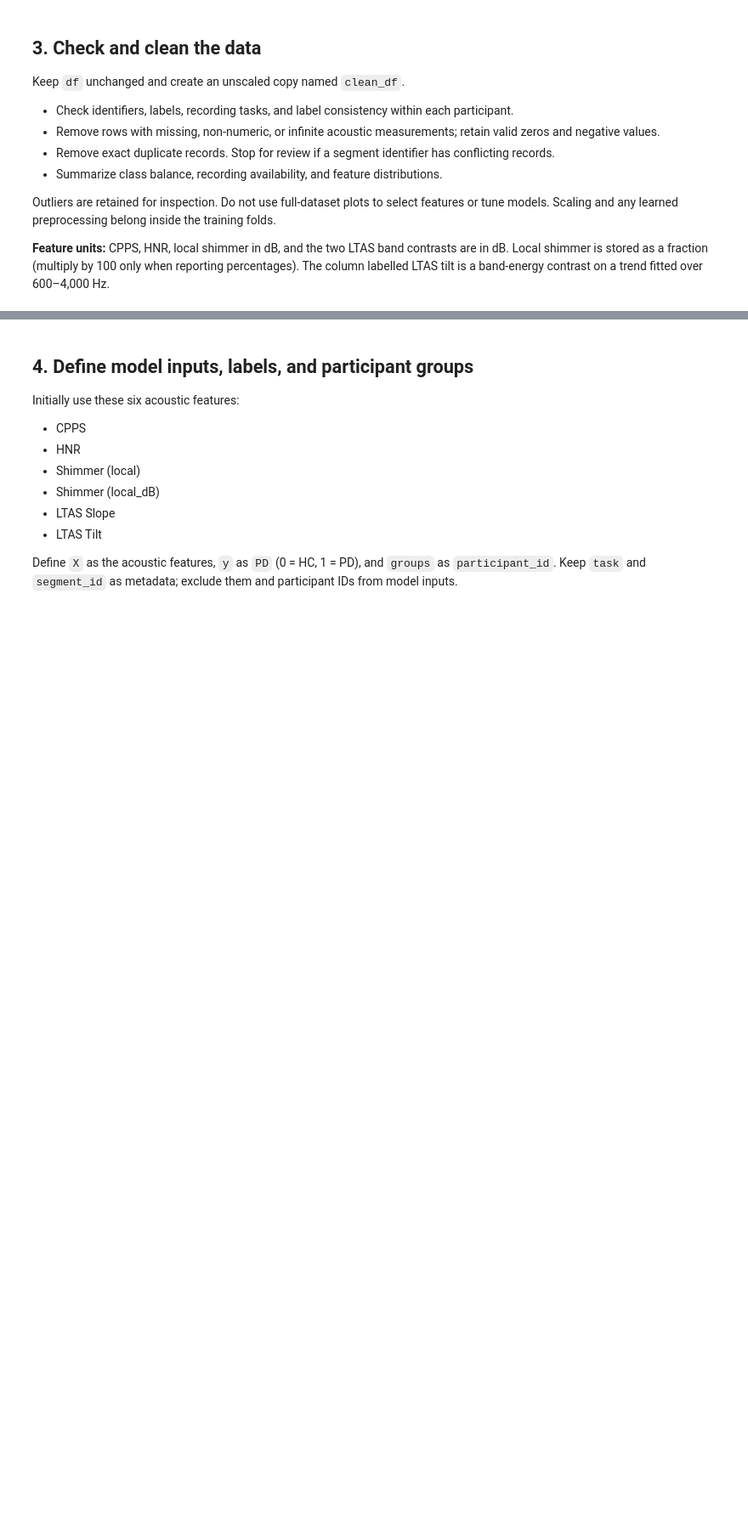
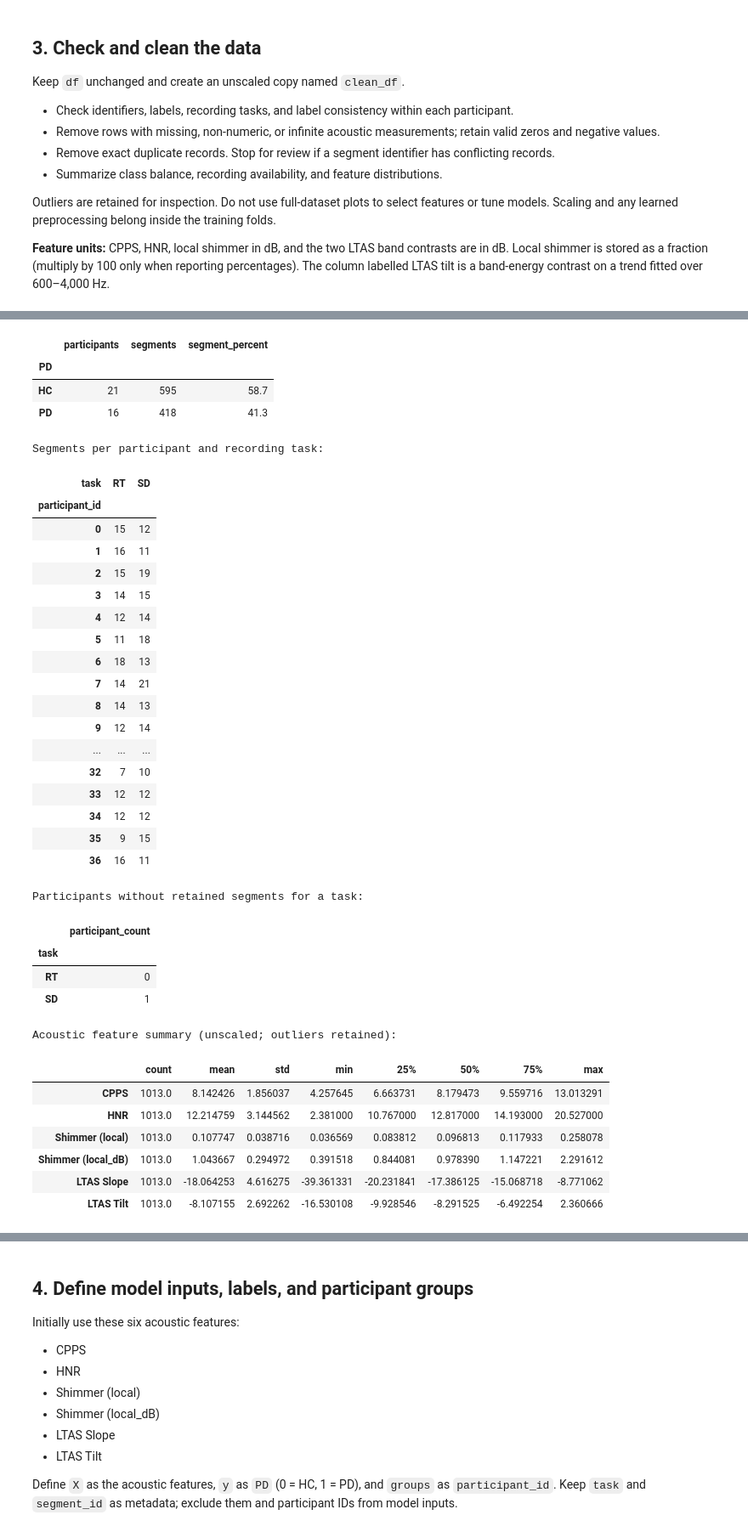
Before and after one commit to NehanMunir/pd-speech-detection, a Jupyter notebook: model/PD_model.ipynb, the cells around one changed output, grey strips where cells are left out. Shown at 85% size. Cells and saved outputs as stored; diff of their text form; code cells hidden in the pictures; blank space fills up the shorter version.

```diff
--- a/model/PD_model.ipynb
+++ b/model/PD_model.ipynb
@@ -152,24 +185,61 @@ clean_df = preprocess(df)
 # %%
 # Summarizing class balance at segment and participant levels.
 class_names = {0: "HC", 1: "PD"}
 participants = clean_df[[GROUP_COLUMN, TARGET_COLUMN]].drop_duplicates()
 class_summary = pd.DataFrame({
     "participants": participants[TARGET_COLUMN].value_counts(),
     "segments": clean_df[TARGET_COLUMN].value_counts(),
 }).sort_index().rename(index=class_names)
-class_summary["segment_percent"] = (100 * class_summary["segments"] / len(clean_df)).round(1)
+class_summary.loc[:, "segment_percent"] = (100 * class_summary["segments"] / len(clean_df)).round(1)
 display(class_summary)
 
 # A missing task is not a missing feature value; keep the participant's available data.
 print("Segments per participant and recording task:")
 recording_counts = pd.crosstab(clean_df[GROUP_COLUMN], clean_df["task"])
 recording_counts = recording_counts.reindex(columns=["RT", "SD"], fill_value=0)
 display(recording_counts)
 print("Participants without retained segments for a task:")
 display(recording_counts.eq(0).sum().rename("participant_count").to_frame())
 
 print("Acoustic feature summary (unscaled; outliers retained):")
 display(clean_df[FEATURE_COLUMNS].describe().T)
+# %% [output]
+|  | participants | segments | segment_percent |
+| PD |  |  |  |
+| HC | 21 | 595 | 58.7 |
+| PD | 16 | 418 | 41.3 |
+Segments per participant and recording task:
+| task | RT | SD |
+| participant_id |  |  |
+| 0 | 15 | 12 |
+| 1 | 16 | 11 |
+| 2 | 15 | 19 |
+| 3 | 14 | 15 |
+| 4 | 12 | 14 |
+| 5 | 11 | 18 |
+| 6 | 18 | 13 |
+| 7 | 14 | 21 |
+| 8 | 14 | 13 |
+| 9 | 12 | 14 |
+| ... | ... | ... |
+| 32 | 7 | 10 |
+| 33 | 12 | 12 |
+| 34 | 12 | 12 |
+| 35 | 9 | 15 |
+| 36 | 16 | 11 |
+Participants without retained segments for a task:
+|  | participant_count |
+| task |  |
+| RT | 0 |
+| SD | 1 |
+Acoustic feature summary (unscaled; outliers retained):
+|  | count | mean | std | min | 25% | 50% | 75% | max |
+| CPPS | 1013.0 | 8.142426 | 1.856037 | 4.257645 | 6.663731 | 8.179473 | 9.559716 | 13.013291 |
+| HNR | 1013.0 | 12.214759 | 3.144562 | 2.381000 | 10.767000 | 12.817000 | 14.193000 | 20.527000 |
+| Shimmer (local) | 1013.0 | 0.107747 | 0.038716 | 0.036569 | 0.083812 | 0.096813 | 0.117933 | 0.258078 |
+| Shimmer (local_dB) | 1013.0 | 1.043667 | 0.294972 | 0.391518 | 0.844081 | 0.978390 | 1.147221 | 2.291612 |
+| LTAS Slope | 1013.0 | -18.064253 | 4.616275 | -39.361331 | -20.231841 | -17.386125 | -15.068718 | -8.771062 |
+| LTAS Tilt | 1013.0 | -8.107155 | 2.692262 | -16.530108 | -9.928546 | -8.291525 | -6.492254 | 2.360666 |
 # %%
 # Inspecting feature distributions without removing unusual observations.
 feature_units = ["dB", "dB", "fraction", "dB", "dB", "dB"]
```
Also changed, not shown: parts of 20 cells of this notebook, 9 other files.
